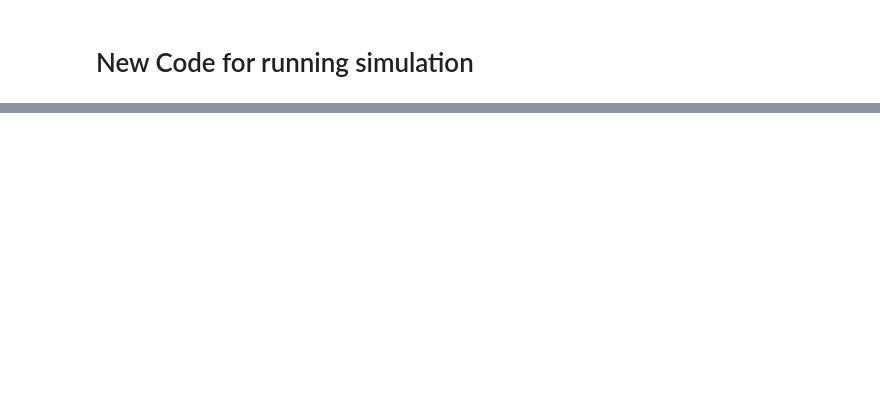
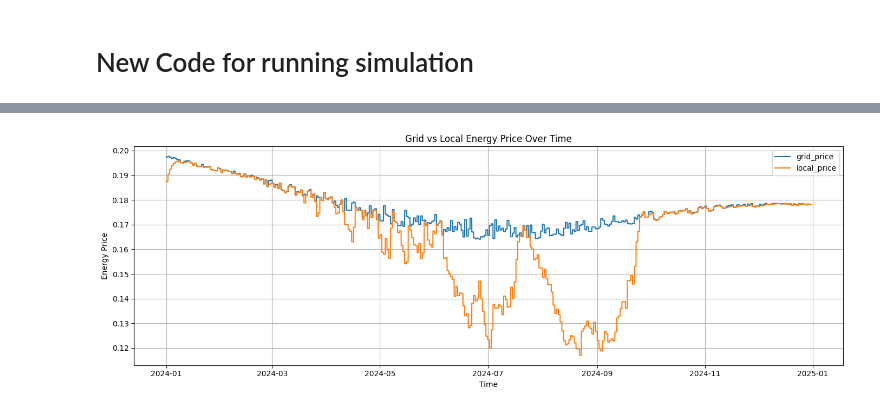
Before and after one commit to BJHeemskerk/P2P-microgrid-simulation, a Jupyter notebook: Mesa_Testing.ipynb, the cells around one changed output, grey strips where cells are left out. Drawn from its saved outputs; the diff is of its cells as text; code cells hidden in the pictures; blank space fills up the shorter version.

Commit message:
Added gitignore and updated file layouts

```diff
--- a/Mesa_Testing.ipynb
+++ b/Mesa_Testing.ipynb
@@ -502,9 +11,9 @@ import pandas as pd
 # %%
 # Defining the profile ratios
 profile_ratios = {
-    'vroege_vogel': 0.2,
-    'avondmens': 0.3,
-    'standaard': 0.4,
+    'early_bird': 0.2,
+    'evening_person': 0.3,
+    'base_profile': 0.4,
     'energy_saver': 0.1
 }
 
@@ -519,7 +28,11 @@ simulation = MicroGrid(
     consumption_data=household_prosumption_data,
     production_data=production_data,
     grid_prize_data=grid_price_data,
-    solar_panel_odds=0.35
+    gini=0.1,
+    mean_panels=8,
+    bat_capacity=500,
+    bat_c_rate=0.5,
+    bat_efficiency=0.9
 )
 # %%
 # Running the simulation
@@ -545,0 +71,5 @@ KeyboardInterrupt:
+# %%
+simulation._convert_to_dataframe()
+
+sim_df = simulation.sim_df
+agent_df = simulation.agent_df
@@ -545,0 +94,24 @@ KeyboardInterrupt:
+# %%
+import matplotlib.pyplot as plt
+import pandas as pd
+
+# Ensure 'day' is a datetime object
+sim_df["day"] = pd.to_datetime(sim_df["day"], format="%d-%m-%Y")
+
+# Create a full datetime index for plotting
+sim_df["timestamp"] = sim_df["day"] + pd.to_timedelta(sim_df["hour"], unit="h")
+
+# Plot
+plt.figure(figsize=(14, 5))
+for col in ["grid_price", "local_price"]:
+    plt.plot(sim_df["timestamp"], sim_df[col], label=col)
+
+plt.xlabel("Time")
+plt.ylabel("Energy Price")
+plt.title("Grid vs Local Energy Price Over Time")
+plt.legend()
+plt.grid(True)
+plt.tight_layout()
+plt.show()
+# %% [output]
+[figure, added]
```
Also changed, not shown: parts of 21 cells of this notebook, 4 other files.
